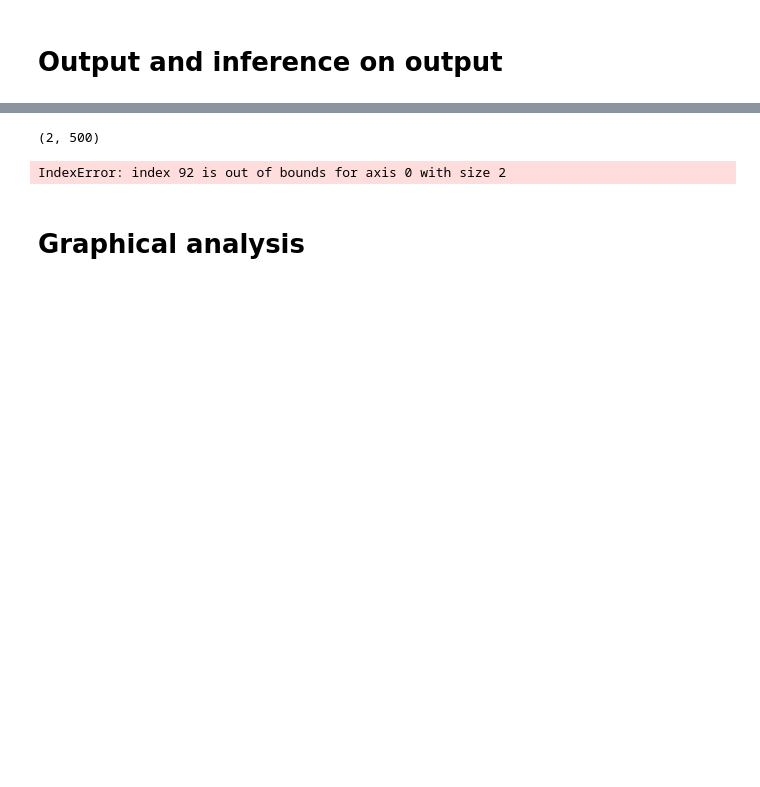
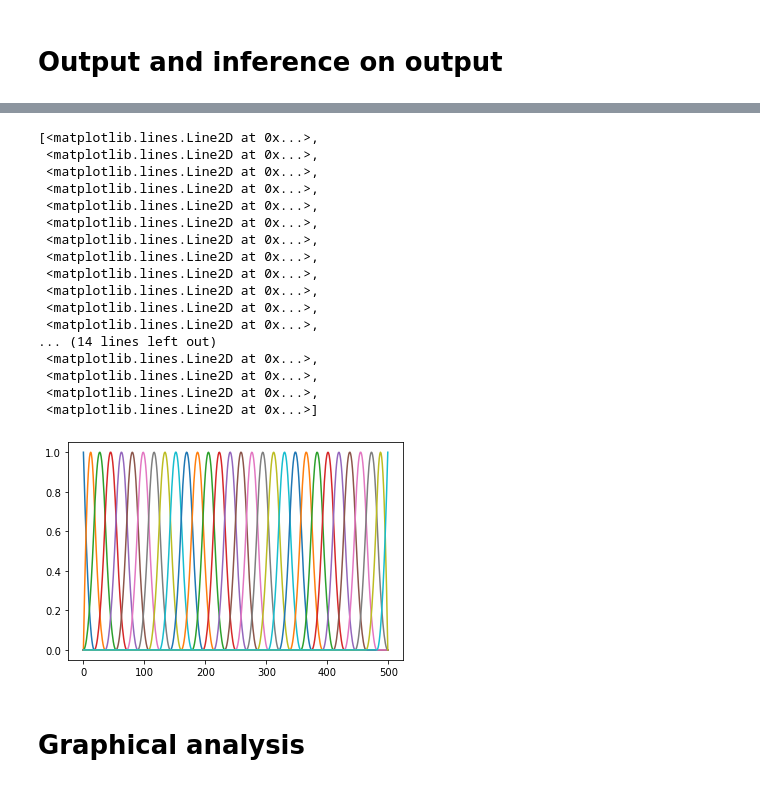
Before and after one commit to Qi-Xin/MultiNeuronGLM, a Jupyter notebook: 2022 Sep version time-warping nonlinear history.ipynb, the cells around one changed output, grey strips where cells are left out. Cells and saved outputs as stored; diff of their text form; code cells hidden in the pictures; blank space fills up the shorter version.

```diff
--- a/2022 Sep version time-warping nonlinear history.ipynb
+++ b/2022 Sep version time-warping nonlinear history.ipynb
@@ -1499,11 +1321,24 @@ for i in range(len(probe_list)):
-# %%
-diff.shape
-# %% [output]
-(2, 500)
-# %%
-diff[ROI]
-# %% [output]
-IndexError: index 92 is out of bounds for axis 0 with size 2
+# %%
+plt.plot(model.basis_list[0])
+# %% [output]
+[<matplotlib.lines.Line2D at 0x...>,
+ <matplotlib.lines.Line2D at 0x...>,
+ <matplotlib.lines.Line2D at 0x...>,
+ <matplotlib.lines.Line2D at 0x...>,
+ <matplotlib.lines.Line2D at 0x...>,
+ <matplotlib.lines.Line2D at 0x...>,
+ <matplotlib.lines.Line2D at 0x...>,
+ <matplotlib.lines.Line2D at 0x...>,
+ <matplotlib.lines.Line2D at 0x...>,
+ <matplotlib.lines.Line2D at 0x...>,
+ <matplotlib.lines.Line2D at 0x...>,
+ <matplotlib.lines.Line2D at 0x...>,
+... (14 lines left out)
+ <matplotlib.lines.Line2D at 0x...>,
+ <matplotlib.lines.Line2D at 0x...>,
+ <matplotlib.lines.Line2D at 0x...>,
+ <matplotlib.lines.Line2D at 0x...>]
+[figure, added]
 # %%
 stats_list = []
 filter_index = 2,3
```
Also changed, not shown: parts of 7 cells of this notebook, 1 other file.
